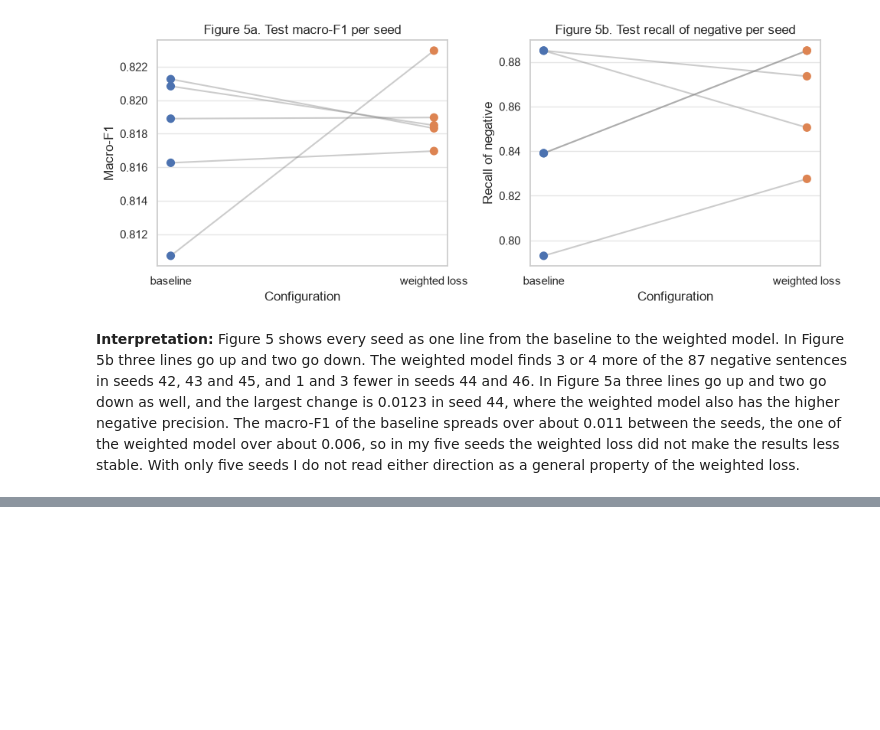
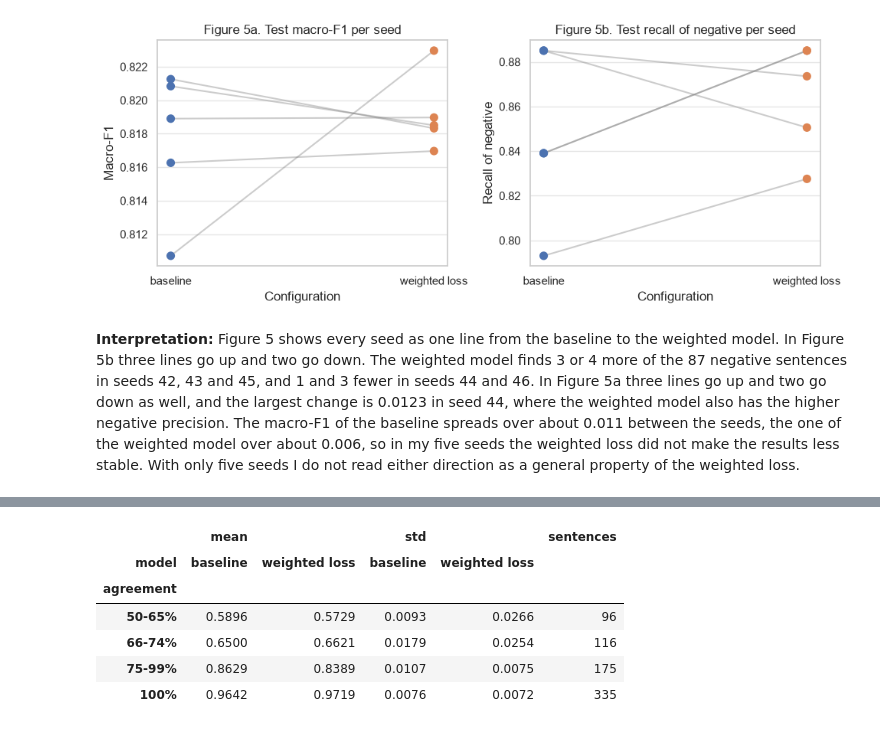
Before and after one commit to mauroreverberi/deep_learning_systems, a Jupyter notebook: deep_learning.ipynb, the cells around one changed output, grey strips where cells are left out. Saved outputs shown, nothing was run; the diff lists cells and outputs as text; code cells hidden in the pictures; blank space fills up the shorter version.

```diff
--- a/deep_learning.ipynb
+++ b/deep_learning.ipynb
@@ -704,0 +709,20 @@ plt.show()
+# %%
+rows = []
+for (name, seed), probabilities in test_probabilities.items():
+    right = probabilities.argmax(axis=1) == test["label_id"].to_numpy()
+    for level, group_right in pd.Series(right).groupby(test["agreement"].to_numpy(), observed=True):
+        rows.append({"model": name, "seed": seed, "agreement": level, "accuracy": group_right.mean(),
+                     "sentences": len(group_right)})
+by_level = pd.DataFrame(rows)
+by_level["agreement"] = pd.Categorical(by_level["agreement"], sentences["agreement"].cat.categories)
+level_table = by_level.groupby(["agreement", "model"], observed=True)["accuracy"].agg(["mean", "std"]).unstack()
+level_table["sentences"] = test["agreement"].value_counts()
+level_table.round(4)
+# %% [output]
+|  | mean |  | std |  | sentences |
+| model | baseline | weighted loss | baseline | weighted loss |  |
+| agreement |  |  |  |  |  |
+| 50-65% | 0.5896 | 0.5729 | 0.0093 | 0.0266 | 96 |
+| 66-74% | 0.6500 | 0.6621 | 0.0179 | 0.0254 | 116 |
+| 75-99% | 0.8629 | 0.8389 | 0.0107 | 0.0075 | 175 |
+| 100% | 0.9642 | 0.9719 | 0.0076 | 0.0072 | 335 |
```
Also changed, not shown: parts of 10 cells of this notebook.
